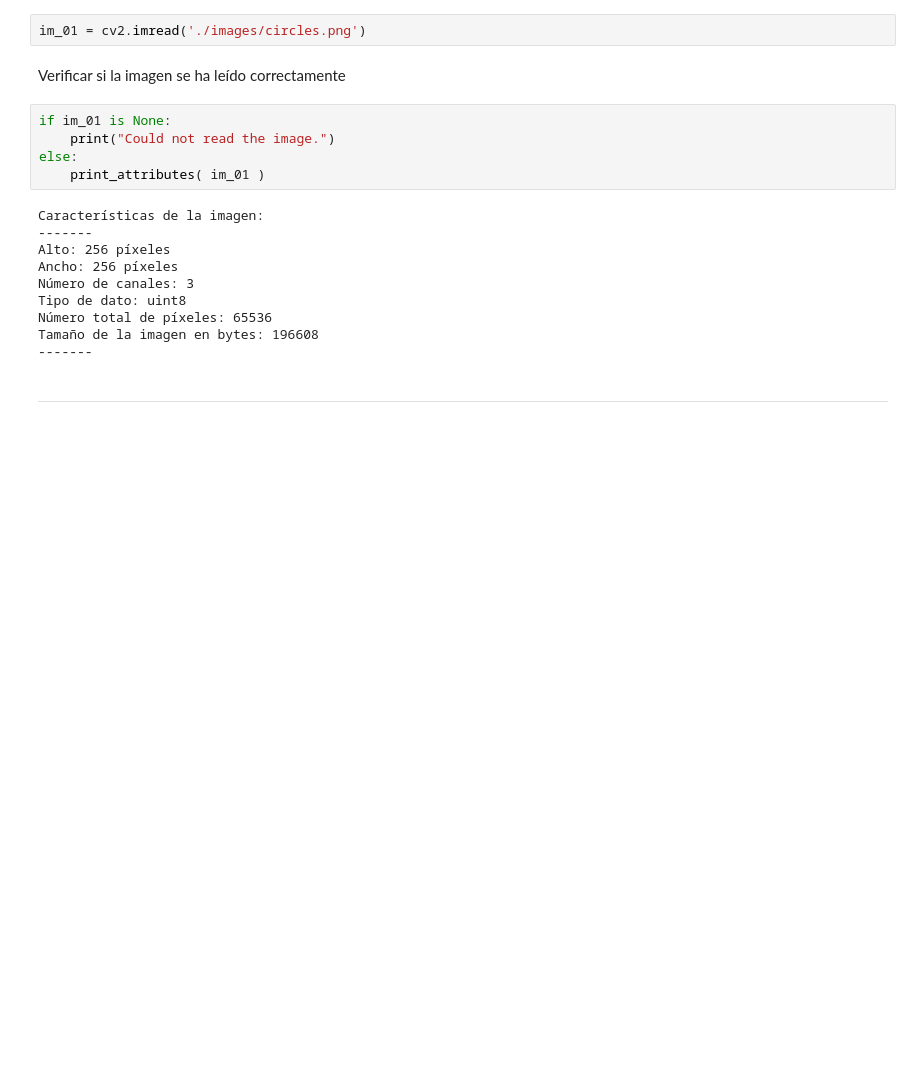
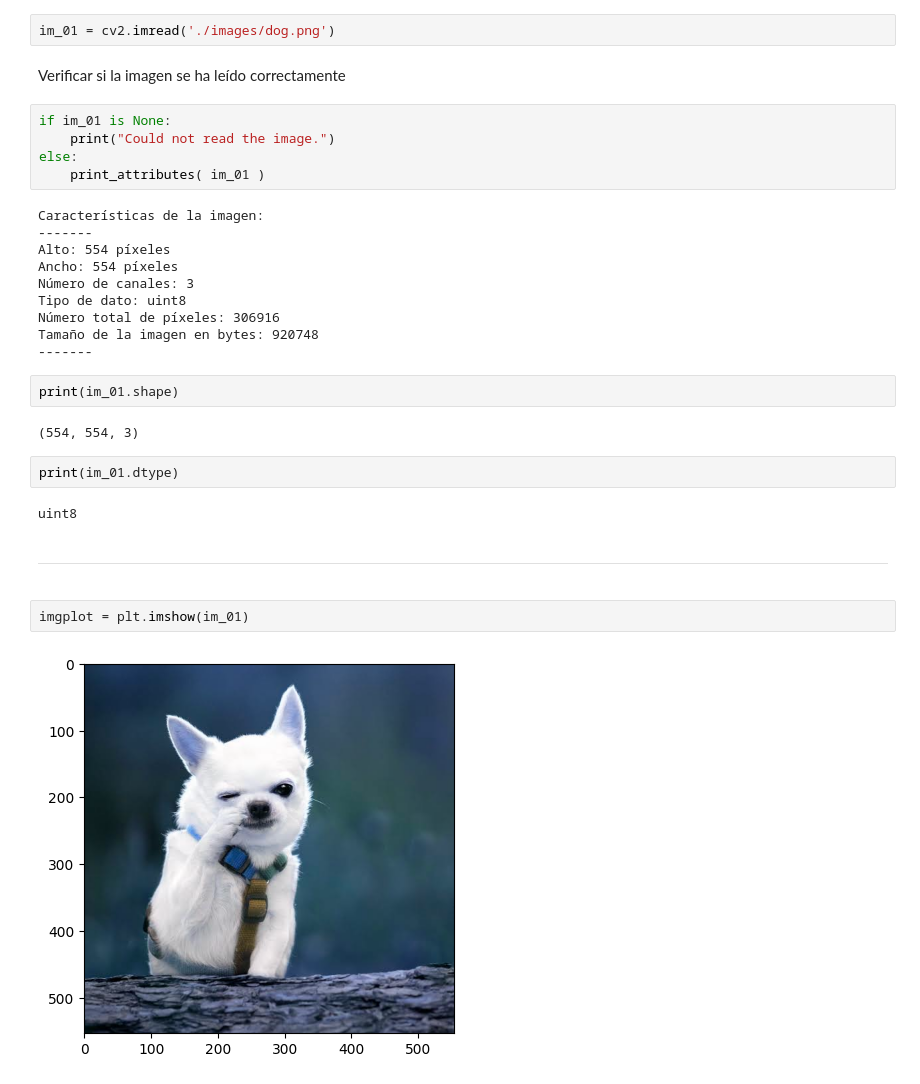
Before and after one commit to Nicolas8aa/cv_2025_1, a Jupyter notebook: lab_01.ipynb, the cells around one changed output. Drawn from its saved outputs; the diff is of its cells as text; blank space fills up the shorter version.

```diff
--- a/lab_01.ipynb
+++ b/lab_01.ipynb
@@ -53,7 +54,7 @@ def print_attributes(img):
 # %% [markdown]
 Lectura de la imagen
 # %%
-im_01 = cv2.imread('./images/circles.png')
+im_01 = cv2.imread('./images/dog.png')
 # %% [markdown]
 Verificar si la imagen se ha leído correctamente
 # %%
@@ -64,14 +65,26 @@ else:
 # %% [output]
 Características de la imagen:
 -------
-Alto: 256 píxeles
-Ancho: 256 píxeles
+Alto: 554 píxeles
+Ancho: 554 píxeles
 Número de canales: 3
 Tipo de dato: uint8
-Número total de píxeles: 65536
-Tamaño de la imagen en bytes: 196608
+Número total de píxeles: 306916
+Tamaño de la imagen en bytes: 920748
 -------
+# %%
+print(im_01.shape)
+# %% [output]
+(554, 554, 3)
+# %%
+print(im_01.dtype)
+# %% [output]
+uint8
 # %% [markdown]
 <div style="text-align: center; margin: 20px 0;">
   <hr style="border: none; height: 2px; background: linear-gradient(to right, #bbb, #333, #bbb); width: 50%; margin: 0 auto;" />
 </div>
+# %%
+imgplot = plt.imshow(im_01)
+# %% [output]
+[figure, added]
```
Also changed, not shown: parts of 1 cell of this notebook, 1 other file.
